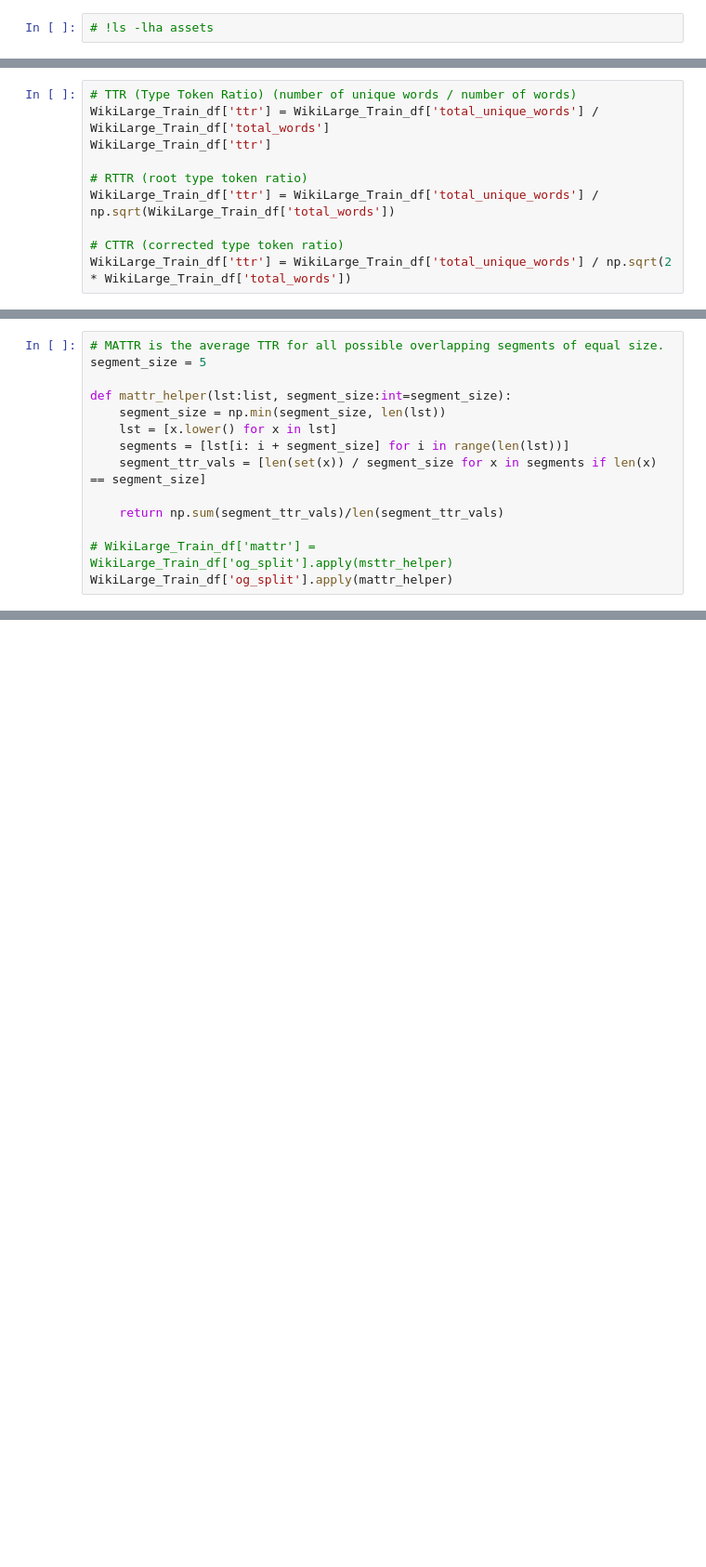
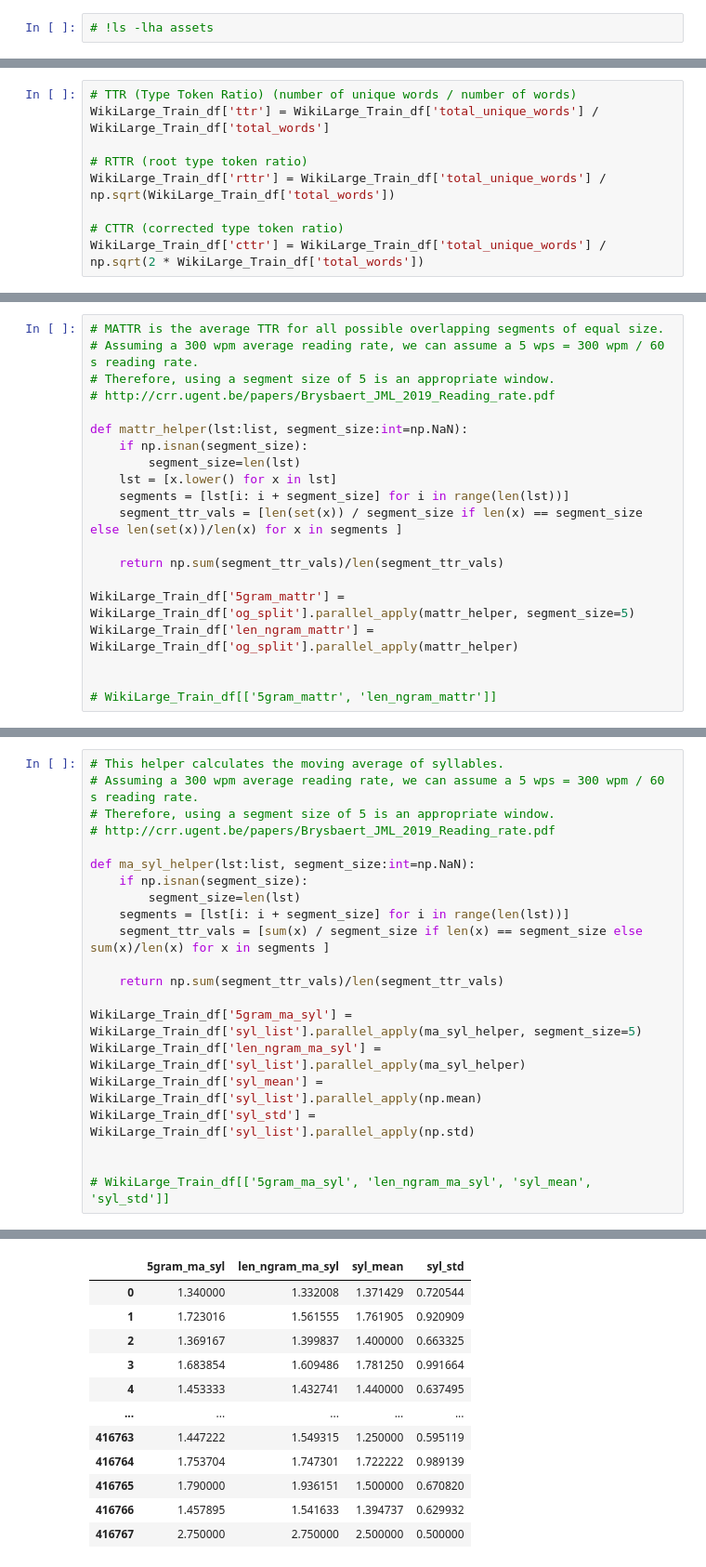
Before and after one commit to mattwiese123/milestone2, a Jupyter notebook: Prep.ipynb, the cells around one changed output, grey strips where cells are left out. Shown at 93% size. Cells and saved outputs as stored; diff of their text form; blank space fills up the shorter version.

```diff
--- a/Prep.ipynb
+++ b/Prep.ipynb
@@ -585,12 +499,11 @@ Name: smog, Length: 416768, dtype: float64
 # %%
 # TTR (Type Token Ratio) (number of unique words / number of words)
 WikiLarge_Train_df['ttr'] = WikiLarge_Train_df['total_unique_words'] / WikiLarge_Train_df['total_words']
-WikiLarge_Train_df['ttr']
 
 # RTTR (root type token ratio)
-WikiLarge_Train_df['ttr'] = WikiLarge_Train_df['total_unique_words'] / np.sqrt(WikiLarge_Train_df['total_words'])
+WikiLarge_Train_df['rttr'] = WikiLarge_Train_df['total_unique_words'] / np.sqrt(WikiLarge_Train_df['total_words'])
 
 # CTTR (corrected type token ratio)
-WikiLarge_Train_df['ttr'] = WikiLarge_Train_df['total_unique_words'] / np.sqrt(2 * WikiLarge_Train_df['total_words'])
+WikiLarge_Train_df['cttr'] = WikiLarge_Train_df['total_unique_words'] / np.sqrt(2 * WikiLarge_Train_df['total_words'])
 # %%
 # MSTTR is the average TTR for each non-overlapping segment of equal size
@@ -761,14 +532,20 @@ ServerApp.rate_limit_window=3.0 (secs)
 # %%
 # MATTR is the average TTR for all possible overlapping segments of equal size.
-segment_size = 5
+# Assuming a 300 wpm average reading rate, we can assume a 5 wps = 300 wpm / 60 s reading rate.
+# Therefore, using a segment size of 5 is an appropriate window.
+# http://crr.ugent.be/papers/Brysbaert_JML_2019_Reading_rate.pdf
 
-def mattr_helper(lst:list, segment_size:int=segment_size):
-    segment_size = np.min(segment_size, len(lst))
+def mattr_helper(lst:list, segment_size:int=np.NaN):
+    if np.isnan(segment_size):
+        segment_size=len(lst)
     lst = [x.lower() for x in lst]
     segments = [lst[i: i + segment_size] for i in range(len(lst))]
-    segment_ttr_vals = [len(set(x)) / segment_size for x in segments if len(x) == segment_size]
+    segment_ttr_vals = [len(set(x)) / segment_size if len(x) == segment_size else len(set(x))/len(x) for x in segments ]
 
     return np.sum(segment_ttr_vals)/len(segment_ttr_vals)
 
-# WikiLarge_Train_df['mattr'] = WikiLarge_Train_df['og_split'].apply(msttr_helper)
-WikiLarge_Train_df['og_split'].apply(mattr_helper)
+WikiLarge_Train_df['5gram_mattr'] = WikiLarge_Train_df['og_split'].parallel_apply(mattr_helper, segment_size=5)
+WikiLarge_Train_df['len_ngram_mattr'] = WikiLarge_Train_df['og_split'].parallel_apply(mattr_helper)
+
+
+# WikiLarge_Train_df[['5gram_mattr', 'len_ngram_mattr']]
@@ -774,0 +555,22 @@ WikiLarge_Train_df['og_split'].apply(mattr_helper)
+# %%
+# This helper calculates the moving average of syllables.
+# Assuming a 300 wpm average reading rate, we can assume a 5 wps = 300 wpm / 60 s reading rate.
+# Therefore, using a segment size of 5 is an appropriate window.
+# http://crr.ugent.be/papers/Brysbaert_JML_2019_Reading_rate.pdf
+
+def ma_syl_helper(lst:list, segment_size:int=np.NaN):
+    if np.isnan(segment_size):
+        segment_size=len(lst)
+    segments = [lst[i: i + segment_size] for i in range(len(lst))]
+    segment_ttr_vals = [sum(x) / segment_size if len(x) == segment_size else sum(x)/len(x) for x in segments ]
+
+    return np.sum(segment_ttr_vals)/len(segment_ttr_vals)
+
+WikiLarge_Train_df['5gram_ma_syl'] = WikiLarge_Train_df['syl_list'].parallel_apply(ma_syl_helper, segment_size=5)
+WikiLarge_Train_df['len_ngram_ma_syl'] = WikiLarge_Train_df['syl_list'].parallel_apply(ma_syl_helper)
+WikiLarge_Train_df['syl_mean'] = WikiLarge_Train_df['syl_list'].parallel_apply(np.mean)
+WikiLarge_Train_df['syl_std'] = WikiLarge_Train_df['syl_list'].parallel_apply(np.std)
+
+
+# WikiLarge_Train_df[['5gram_ma_syl', 'len_ngram_ma_syl', 'syl_mean', 'syl_std']]
+# %% [output]
@@ -774,0 +581,12 @@ WikiLarge_Train_df['og_split'].apply(mattr_helper)
+|  | 5gram_ma_syl | len_ngram_ma_syl | syl_mean | syl_std |
+| 0 | 1.340000 | 1.332008 | 1.371429 | 0.720544 |
+| 1 | 1.723016 | 1.561555 | 1.761905 | 0.920909 |
+| 2 | 1.369167 | 1.399837 | 1.400000 | 0.663325 |
+| 3 | 1.683854 | 1.609486 | 1.781250 | 0.991664 |
+| 4 | 1.453333 | 1.432741 | 1.440000 | 0.637495 |
+| ... | ... | ... | ... | ... |
+| 416763 | 1.447222 | 1.549315 | 1.250000 | 0.595119 |
+| 416764 | 1.753704 | 1.747301 | 1.722222 | 0.989139 |
+| 416765 | 1.790000 | 1.936151 | 1.500000 | 0.670820 |
+| 416766 | 1.457895 | 1.541633 | 1.394737 | 0.629932 |
+| 416767 | 2.750000 | 2.750000 | 2.500000 | 0.500000 |
```
Also changed, not shown: parts of 17 cells of this notebook, 3 other files.
